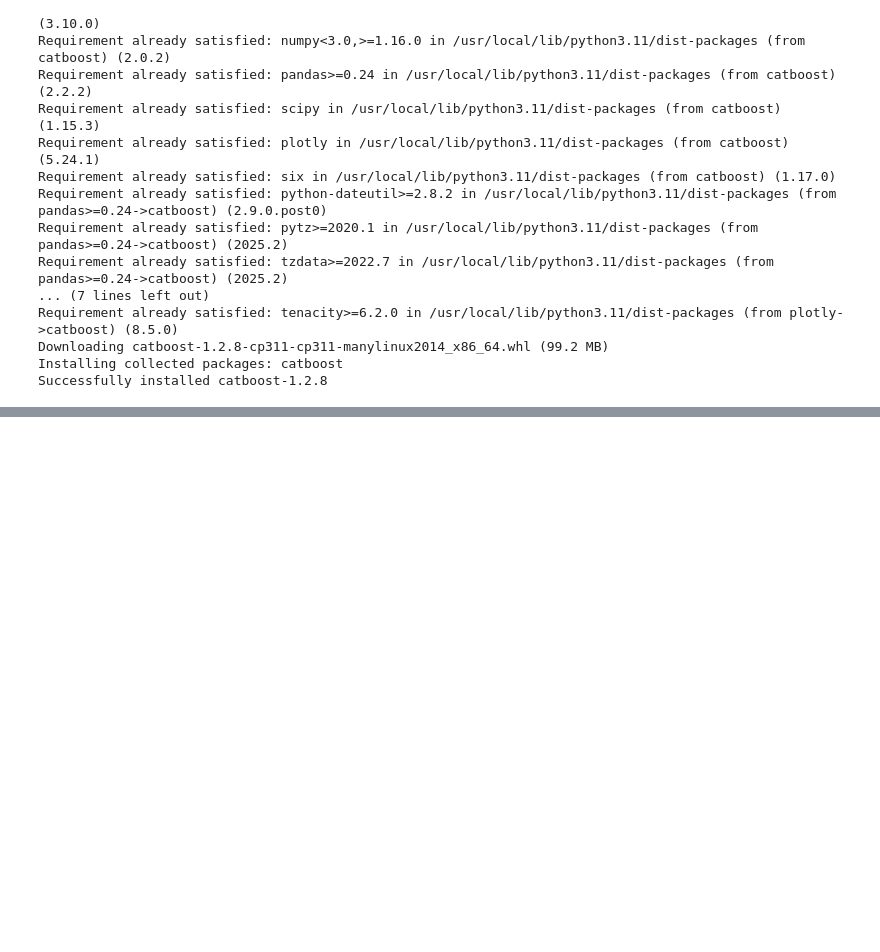
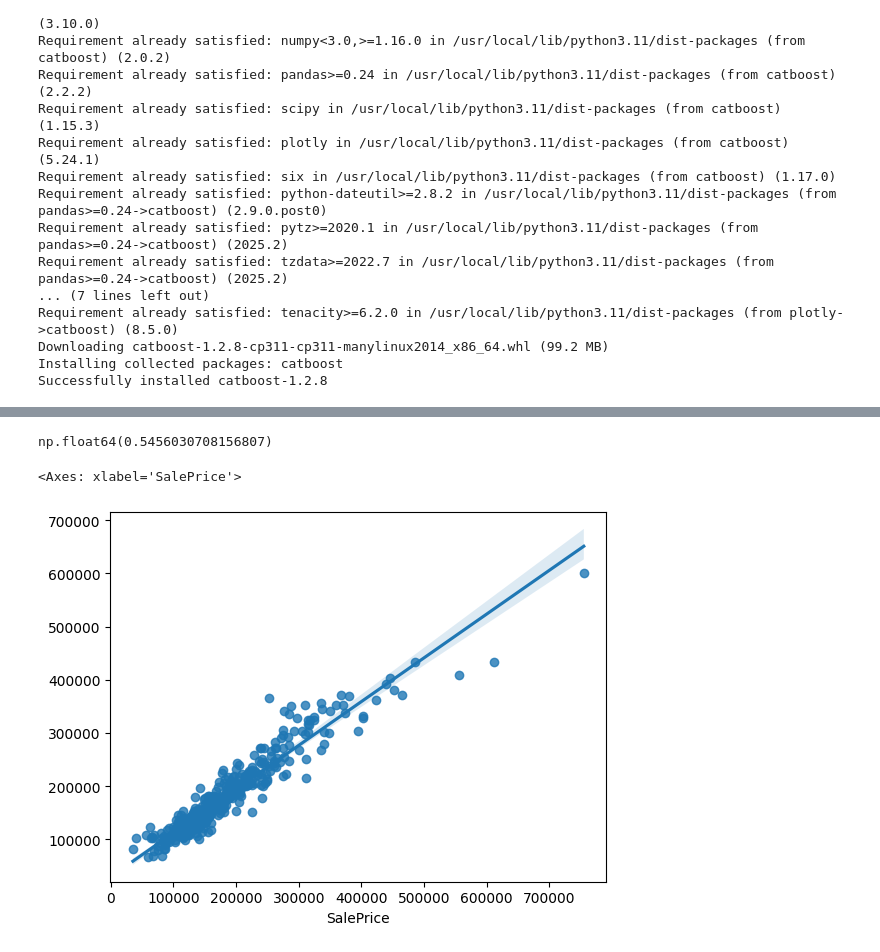
Before and after one commit to mihir0804/Hub_Of_Kaggle_Competition_ML_Model, a Jupyter notebook: Kaggle_Competition_ML_Model_01.ipynb, the cells around one changed output, grey strips where cells are left out. Cells and saved outputs as stored; diff of their text form; code cells hidden in the pictures; blank space fills up the shorter version.

```diff
--- a/Kaggle_Competition_ML_Model_01.ipynb
+++ b/Kaggle_Competition_ML_Model_01.ipynb
@@ -300,0 +313,9 @@ Learning rate set to 0.041084
+# %%
+rf.feature_importances_.max()
+# %% [output]
+np.float64(0.5456030708156807)
+# %%
+sns.regplot(x = y_test,y = y_pred_rf)
+# %% [output]
+<Axes: xlabel='SalePrice'>
+[figure, added]
```
Also changed, not shown: parts of 8 cells of this notebook.
